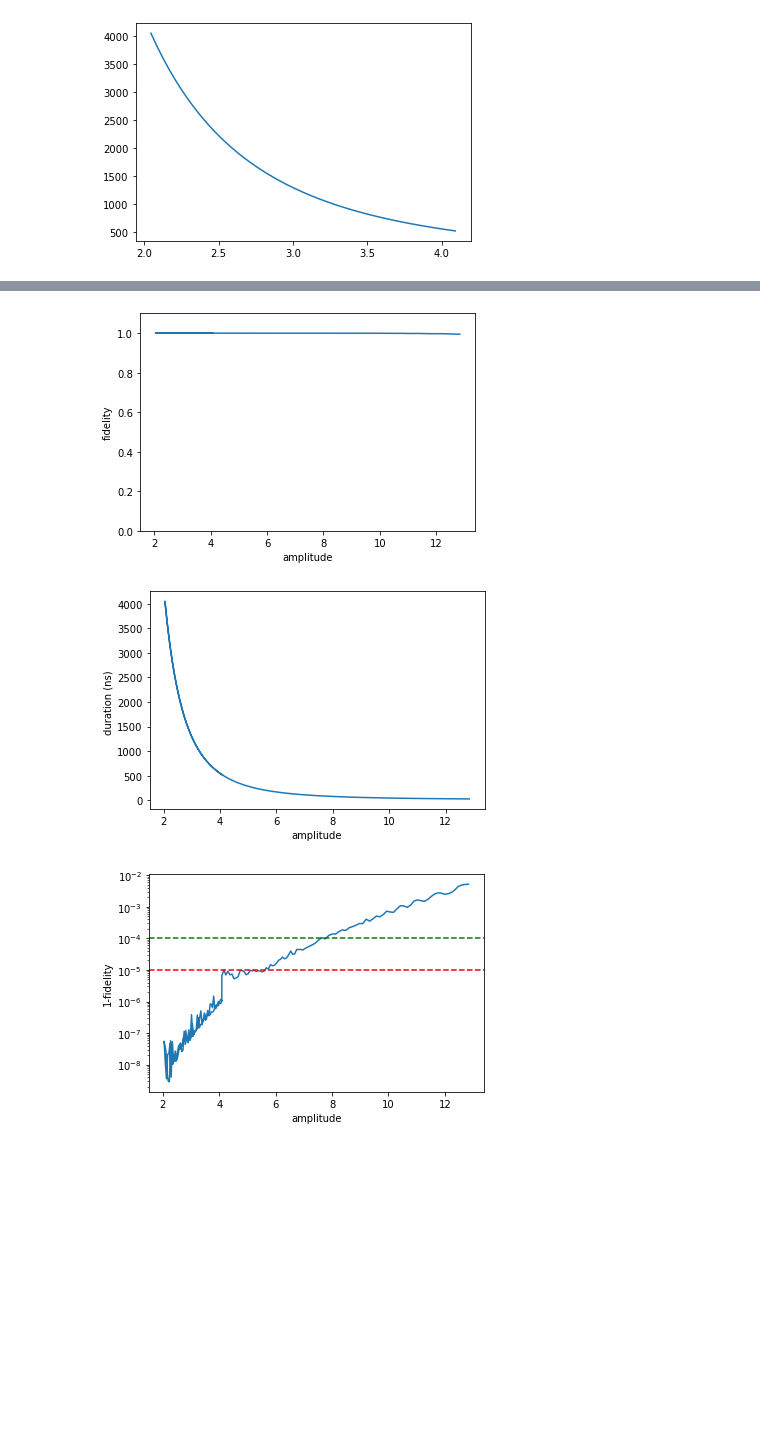
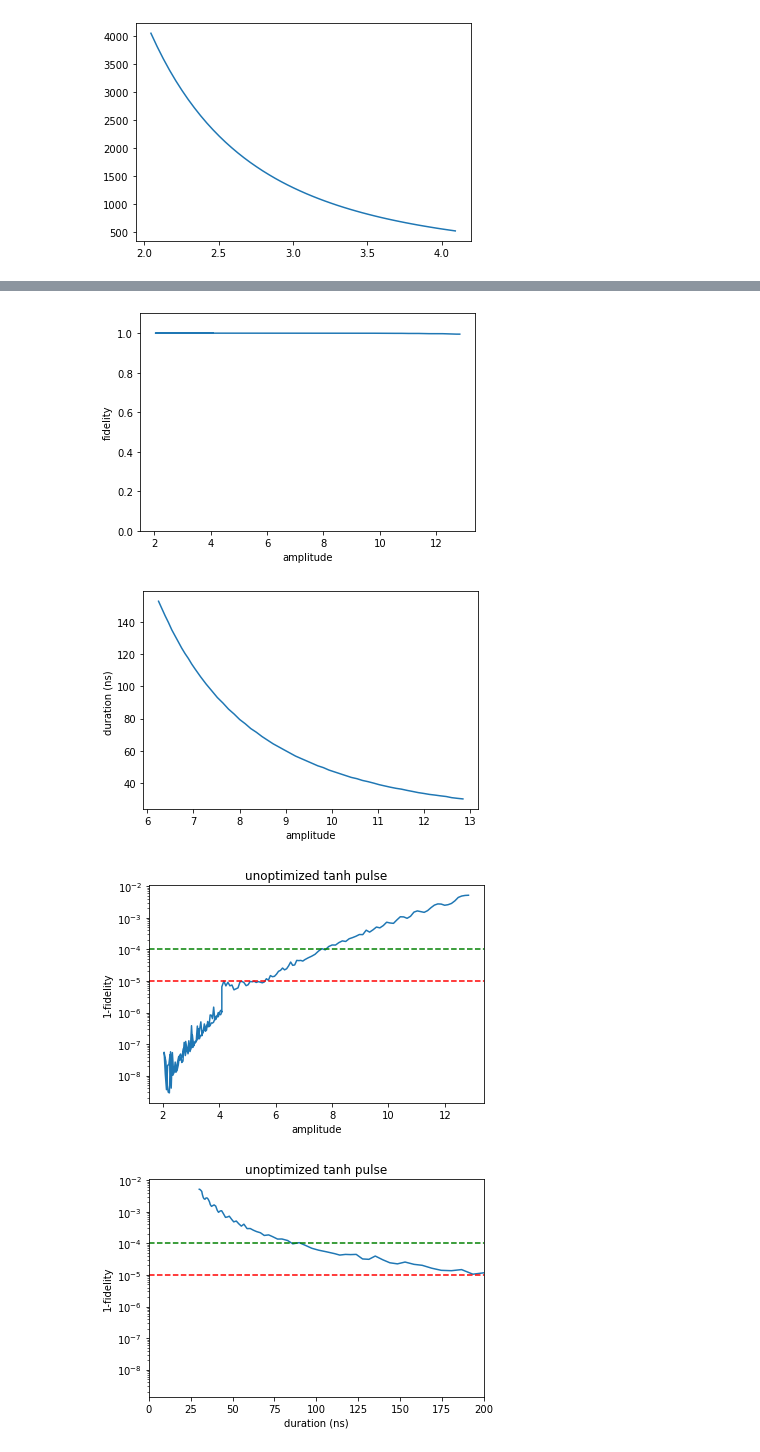
Before and after one commit to david-gorski/subharmonic_superconducting_qubits, a Jupyter notebook: debug/sf2.ipynb, the cells around one changed output, grey strips where cells are left out. Drawn from its saved outputs; the diff is of its cells as text; code cells hidden in the pictures; blank space fills up the shorter version.

```diff
--- a/debug/sf2.ipynb
+++ b/debug/sf2.ipynb
@@ -51,36 +60,49 @@ durs = []
 offs = []
 amps = []
 
 for j in range(len(super_results)):
     o = super_results[j]
     if (o["duration"] > 30):
         amps.append(o["amplitude"])
         durs.append(o["duration"])
         offs.append(o["offset"])
         fids.append(o["fidelity"])
 
 plt.plot(amps, fids)
 plt.ylim((0, 1.1))
 plt.xlabel("amplitude")
 plt.ylabel("fidelity")
 plt.show()
 
-plt.plot(amps, durs)
+plt.plot(amps[130:], durs[130:])
 plt.xlabel("amplitude")
 plt.ylabel("duration (ns) ")
 plt.show()
 
+
+plt.title("unoptimized tanh pulse")
 plt.plot(amps, 1-np.array(fids))
 plt.yscale("log")
 plt.axhline(1-0.9999, linestyle='dashed', c="green")
 plt.axhline(1-0.99999, linestyle='dashed', c="red")
 plt.xlabel("amplitude")
 plt.ylabel("1-fidelity")
 plt.show()
+
+plt.title("unoptimized tanh pulse")
+plt.plot(durs, 1-np.array(fids))
+plt.yscale("log")
+plt.xlim(0, 200)
+plt.axhline(1-0.9999, linestyle='dashed', c="green")
+plt.axhline(1-0.99999, linestyle='dashed', c="red")
+plt.xlabel("duration (ns)")
+plt.ylabel("1-fidelity")
+plt.show()
 # %% [output]
 [figure]
-[figure, old version]
+[figure, new version]
-[figure, old version]
+[figure, new version]
+[figure, added]
 # %%
 # create experimental graphs
 # experiemental (i, amp) i from imperfect_super_results_Dec12
```
Also changed, not shown: parts of 11 cells of this notebook, 5 other files.
